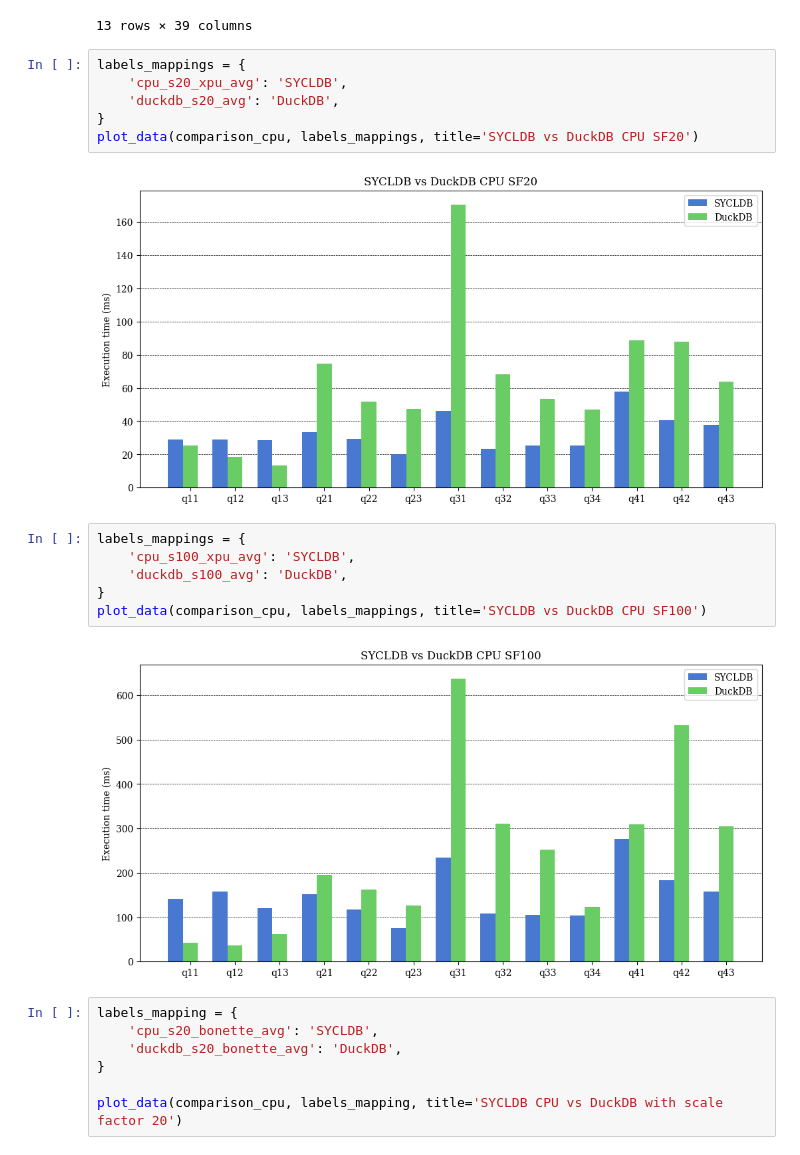
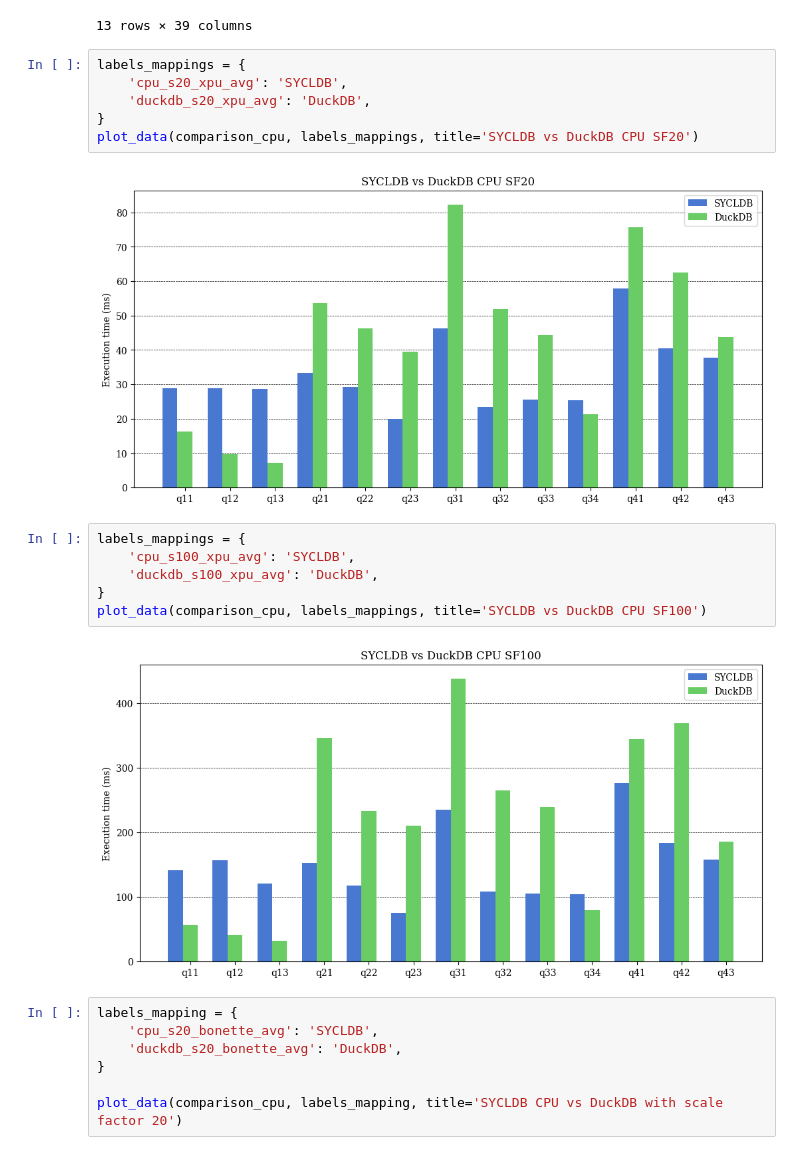
Before and after one commit to Maestro-Zacht/sycldb-calcite-executor, a Jupyter notebook: performances/perf.ipynb, the cells around one changed output. Cells and saved outputs as stored; diff of their text form.

Commit message:
fixed wrong plot

```diff
--- a/performances/perf.ipynb
+++ b/performances/perf.ipynb
@@ -787,19 +787,19 @@ comparison_cpu
 # %%
 labels_mappings = {
     'cpu_s20_xpu_avg': 'SYCLDB',
-    'duckdb_s20_avg': 'DuckDB',
+    'duckdb_s20_xpu_avg': 'DuckDB',
 }
 plot_data(comparison_cpu, labels_mappings, title='SYCLDB vs DuckDB CPU SF20')
 # %% [output]
-[figure, old version]
+[figure, new version]
 # %%
 labels_mappings = {
     'cpu_s100_xpu_avg': 'SYCLDB',
-    'duckdb_s100_avg': 'DuckDB',
+    'duckdb_s100_xpu_avg': 'DuckDB',
 }
 plot_data(comparison_cpu, labels_mappings, title='SYCLDB vs DuckDB CPU SF100')
 # %% [output]
-[figure, old version]
+[figure, new version]
 # %%
 labels_mapping = {
     'cpu_s20_bonette_avg': 'SYCLDB',
```
